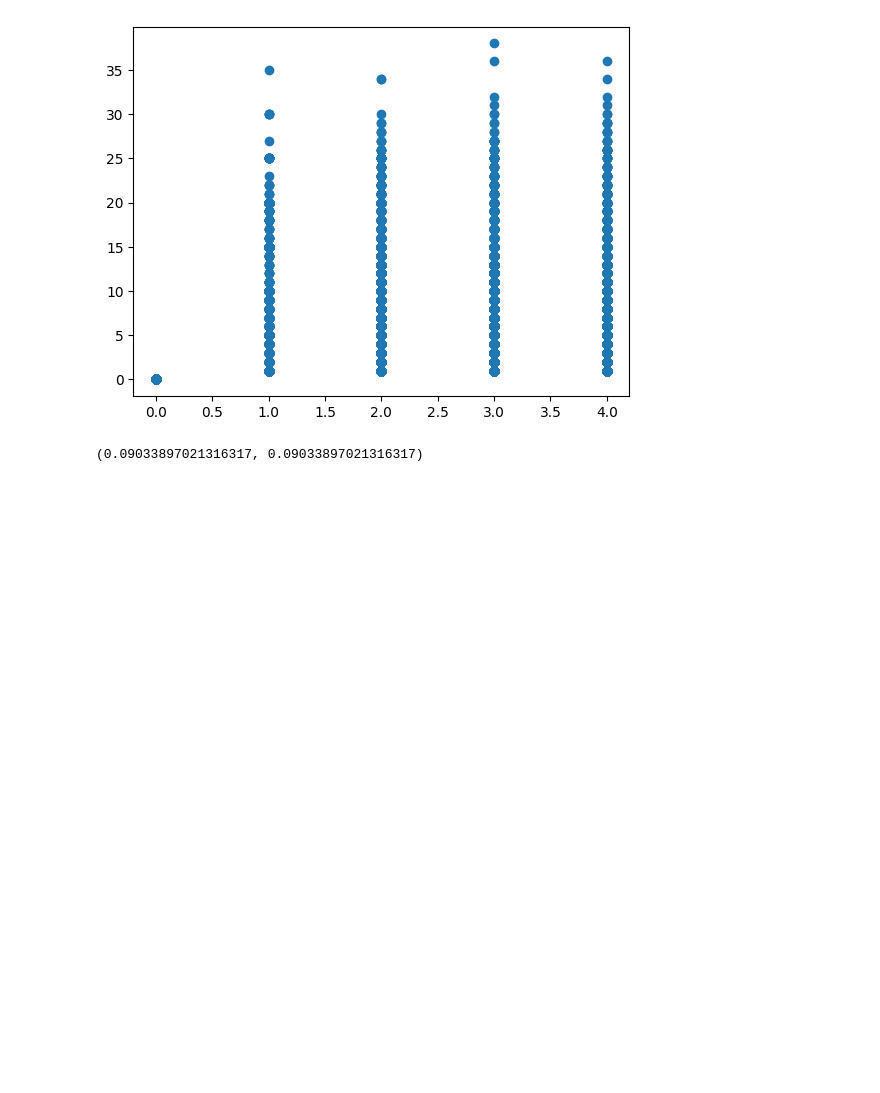
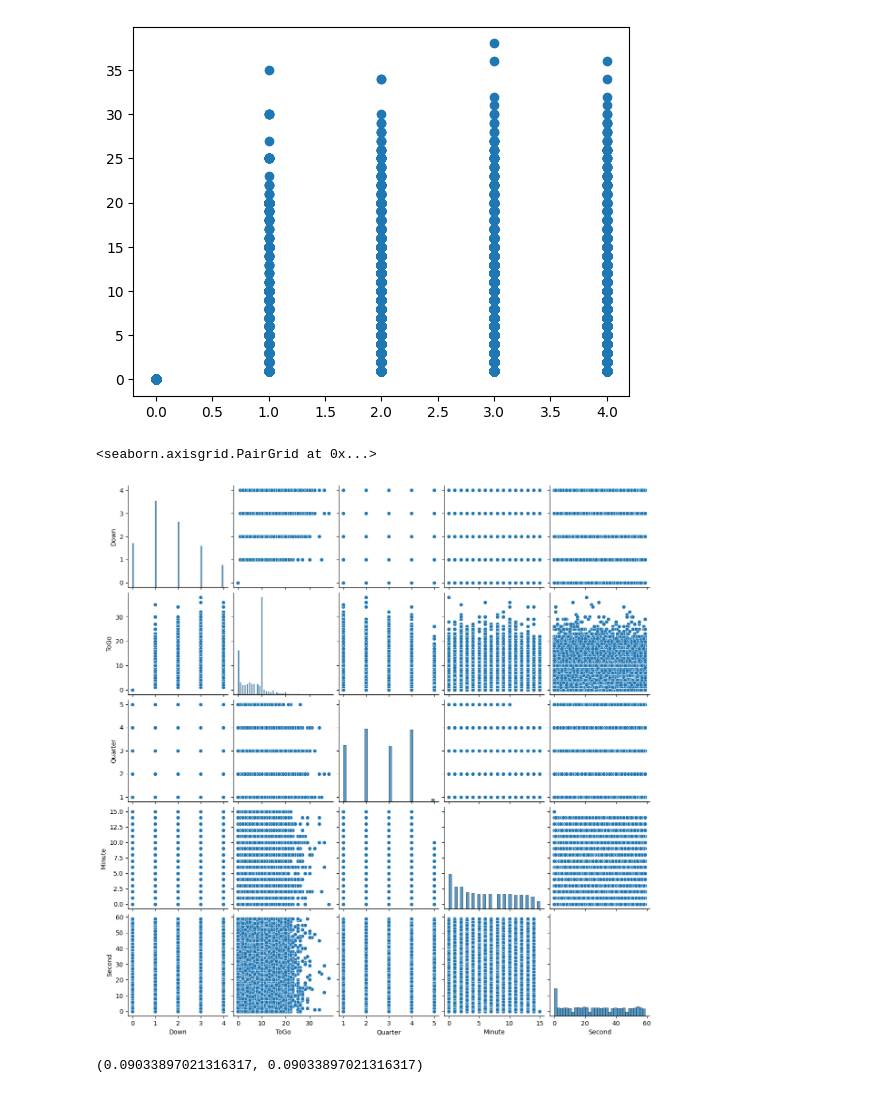
Before and after one commit to Murdock022X/NFL-Predictor, a Jupyter notebook: src/FootballPredictor/exploration.ipynb, the cells around one changed output. Cells and saved outputs as stored; diff of their text form; code cells hidden in the pictures; blank space fills up the shorter version.

```diff
--- a/src/FootballPredictor/exploration.ipynb
+++ b/src/FootballPredictor/exploration.ipynb
@@ -48,6 +49,20 @@ plt.scatter(data.data['Down'], data.data['ToGo'])
 # %% [output]
 <matplotlib.collections.PathCollection at 0x...>
 [figure]
+# %%
+modelData = pd.DataFrame(
+    {
+        'Down': data.data['Down'],
+        'ToGo': data.data['ToGo'],
+        'Quarter': data.data['Quarter'],
+        'Minute': data.data['Minute'],
+        'Second': data.data['Second']
+    })
+
+sns.pairplot(modelData)
+# %% [output]
+<seaborn.axisgrid.PairGrid at 0x...>
+[figure, added]
 # %%
 
 InputLimit = 10000
```
Also changed, not shown: parts of 1 cell of this notebook.
